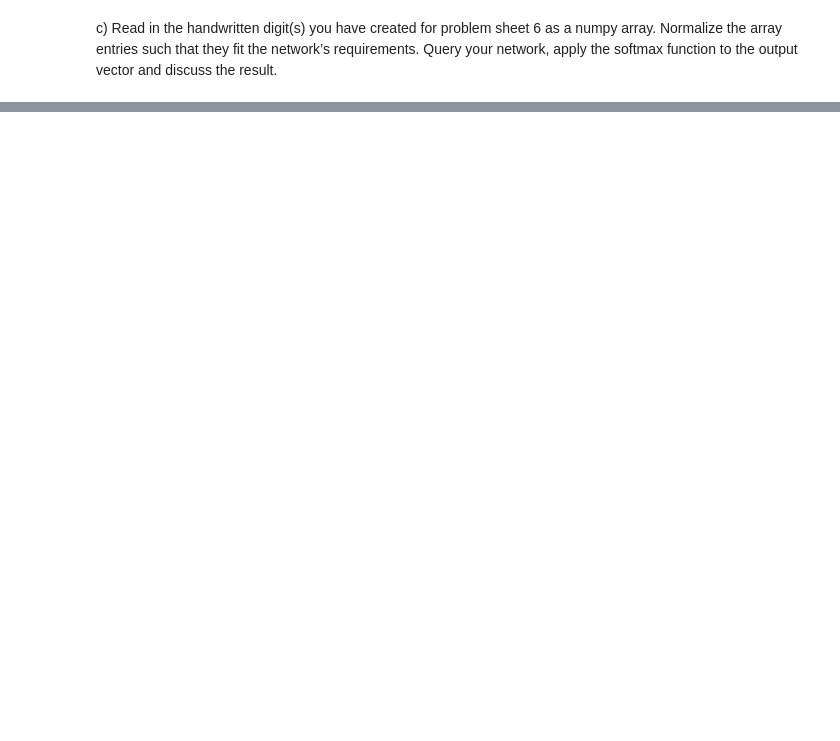
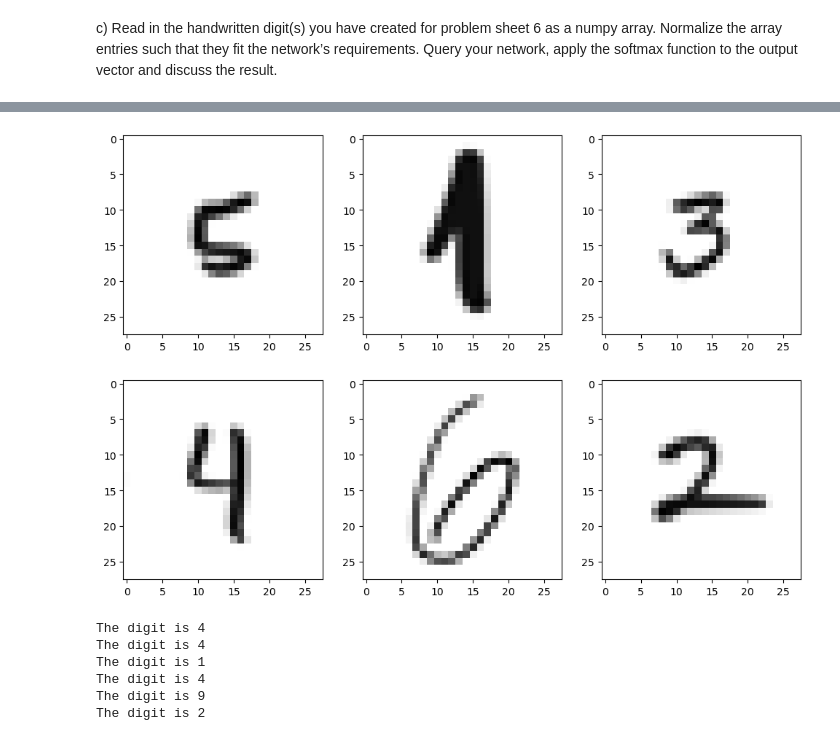
Before and after one commit to PaoAndreCM/neural-networks-labs, a Jupyter notebook: lab_8/Lab8_solution.ipynb, the cells around one changed output, grey strips where cells are left out. Saved outputs shown, nothing was run; the diff lists cells and outputs as text; code cells hidden in the pictures; blank space fills up the shorter version.

```diff
--- a/lab_8/Lab8_solution.ipynb
+++ b/lab_8/Lab8_solution.ipynb
@@ -204,0 +238,13 @@ function to the output vector and discuss the result.
+# %%
+fig, axs = plt.subplots(2, 3, figsize=(12, 8))
+
+# Flatten the axs array for easier iteration
+axs_flat = axs.flatten()
+
+# Loop through data and subplots to plot
+for i, (dat, ax) in enumerate(zip(list_of_digits, axs_flat), start=1):
+    ax.imshow(dat, cmap='gray_r', interpolation='None')
+
+plt.show()
+# %% [output]
+[figure, added]
@@ -204,0 +253,12 @@ function to the output vector and discuss the result.
+# %%
+for digit in list_of_digits:
+    prediction = readNet.query(digit)
+    norm_prediction = softmax(prediction)
+    print('The digit is '+ str(np.argmax(norm_prediction)))
+# %% [output]
+The digit is 4
+The digit is 4
+The digit is 1
+The digit is 4
+The digit is 9
+The digit is 2
```
Also changed, not shown: parts of 14 cells of this notebook, 7 other files.
